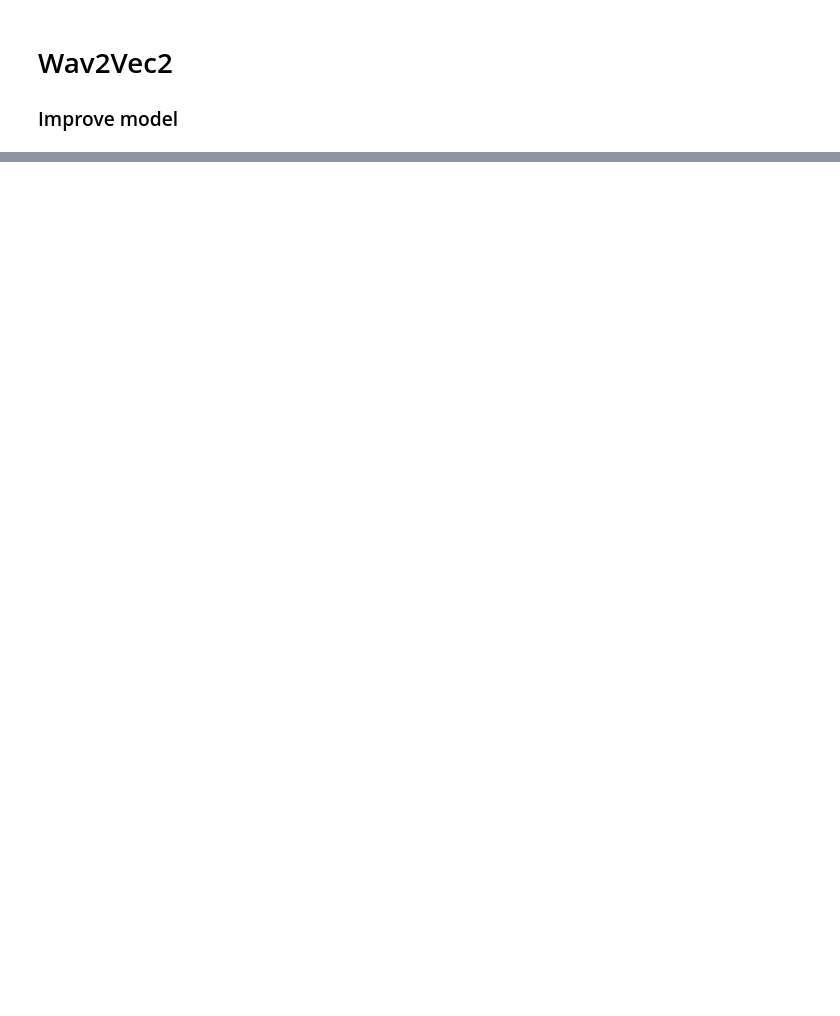
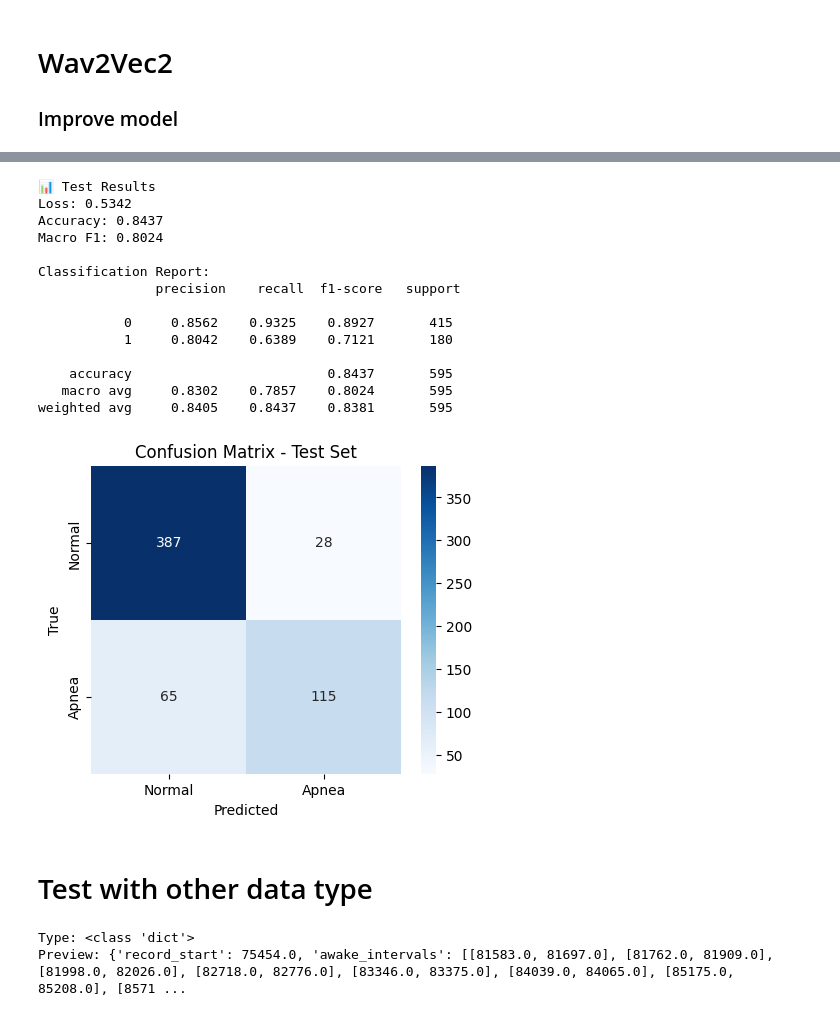
Before and after one commit to v89intern-superai/snore-apnea-analyze, a Jupyter notebook: EDF_RML/model_Wav2Vec2_v2.ipynb, the cells around one changed output, grey strips where cells are left out. Cells and saved outputs as stored; diff of their text form; code cells hidden in the pictures; blank space fills up the shorter version.

Commit message:
Test w other data

```diff
--- a/EDF_RML/model_Wav2Vec2_v2.ipynb
+++ b/EDF_RML/model_Wav2Vec2_v2.ipynb
@@ -3,0 +194,12 @@
+# %%
+# =====================
+train_ds = W2V2NPZDataset(train_df, TRAIN_NPZ_DIR)
+val_ds   = W2V2NPZDataset(val_df,   TRAIN_NPZ_DIR)
+test_ds  = W2V2NPZDataset(df_test_all, TEST_NPZ_DIR)
+
+train_loader = DataLoader(train_ds, batch_size=BATCH_SIZE, shuffle=True,
+                          collate_fn=collate_w2v2, num_workers=0, pin_memory=True)
+val_loader   = DataLoader(val_ds, batch_size=BATCH_SIZE, shuffle=False,
+                          collate_fn=collate_w2v2, num_workers=0, pin_memory=True)
+test_loader  = DataLoader(test_ds, batch_size=BATCH_SIZE, shuffle=False,
+                          collate_fn=collate_w2v2, num_workers=0, pin_memory=True)
@@ -3,0 +322,65 @@
+# %%
+from transformers import Wav2Vec2ForSequenceClassification, Wav2Vec2Processor
+
+# =====================
+# 1) Load best model
+# =====================
+best_model_dir = r"C:\V89\Snore_Apnea_Analyze\EDF_RML\binary_wav2vec2_npy_V1\wav2vec2_final"
+
+processor = Wav2Vec2Processor.from_pretrained(best_model_dir)
+model = Wav2Vec2ForSequenceClassification.from_pretrained(best_model_dir).to(device)
+model.eval()
+
+# =====================
+# 2) Run evaluation
+# =====================
+test_loss, test_acc, test_f1, y_true, y_pred = run_eval(test_loader, threshold=VAL_THRESHOLD)
+
+print("📊 Test Results")
+print(f"Loss: {test_loss:.4f}")
+print(f"Accuracy: {test_acc:.4f}")
+print(f"Macro F1: {test_f1:.4f}")
+
+# (optional) confusion matrix
+from sklearn.metrics import confusion_matrix, classification_report
+import matplotlib.pyplot as plt
+import seaborn as sns
+
+cm = confusion_matrix(y_true, y_pred)
+print("\nClassification Report:\n", classification_report(y_true, y_pred, digits=4))
+
+plt.figure(figsize=(5,4))
+sns.heatmap(cm, annot=True, fmt="d", cmap="Blues", xticklabels=["Normal","Apnea"], yticklabels=["Normal","Apnea"])
+plt.xlabel("Predicted")
+plt.ylabel("True")
+plt.title("Confusion Matrix - Test Set")
+plt.show()
+# %% [output]
+📊 Test Results
+Loss: 0.5342
+Accuracy: 0.8437
+Macro F1: 0.8024
+
+Classification Report:
+               precision    recall  f1-score   support
+
+           0     0.8562    0.9325    0.8927       415
+           1     0.8042    0.6389    0.7121       180
+
+    accuracy                         0.8437       595
+   macro avg     0.8302    0.7857    0.8024       595
+weighted avg     0.8405    0.8437    0.8381       595
+[figure, added]
+# %% [markdown]
+# Test with other data type
+# %%
+import json
+
+with open(r"C:\V89\data\01_annotation.json", "r", encoding="utf-8") as f:
+    data = json.load(f)
+
+print("Type:", type(data))
+print("Preview:", data if isinstance(data, dict) else data[:3])
+# %% [output]
+Type: <class 'dict'>
+Preview: {'record_start': 75454.0, 'awake_intervals': [[81583.0, 81697.0], [81762.0, 81909.0], [81998.0, 82026.0], [82718.0, 82776.0], [83346.0, 83375.0], [84039.0, 84065.0], [85175.0, 85208.0], [8571 ...
```
Also changed, not shown: parts of 25 cells of this notebook, 17 other files.
